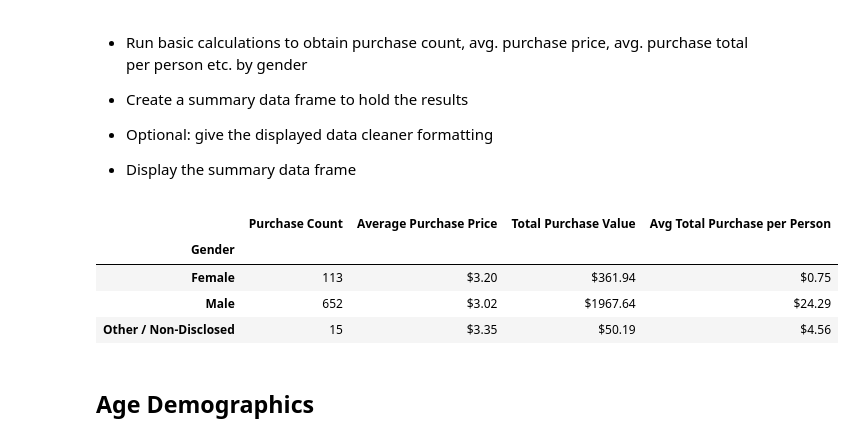
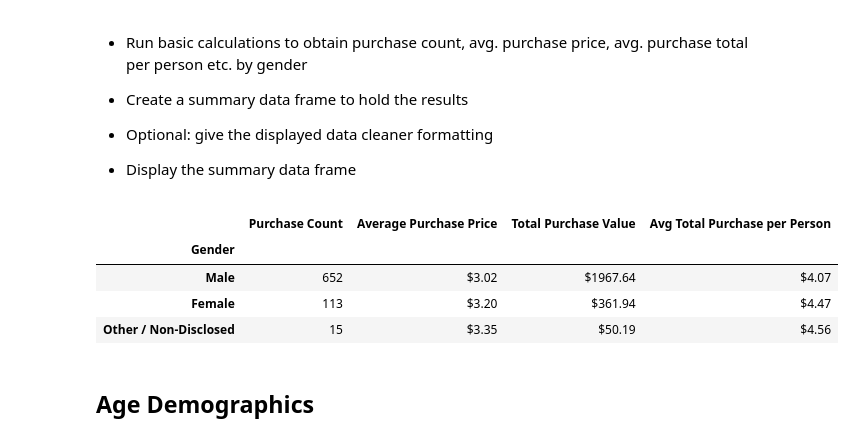
Before and after one commit to kellyf22/pandas-challenge, a Jupyter notebook: HeroesOfPymoli/HeroesOfPymoli.ipynb, the cells around one changed output. Drawn from its saved outputs; the diff is of its cells as text; code cells hidden in the pictures.

```diff
--- a/HeroesOfPymoli/HeroesOfPymoli.ipynb
+++ b/HeroesOfPymoli/HeroesOfPymoli.ipynb
@@ -100,31 +105,37 @@ gender_demo_df
 
 * Display the summary data frame
 # %%
+#For purchasing analysis by gender, go back to the original dataframe and use groupby() on the gender column.
 gender_df = purchase_data_df.groupby(['Gender'])
-gender_pur_count = pd.DataFrame(purchase_data_df['Gender'].value_counts())
 
+#Find the first three items of interest using count(), mean(), and sum()
+gender_pur_count = gender_df['Purchase ID'].count()
 gender_avg_pr = gender_df['Price'].mean()
 gender_total_value = gender_df['Price'].sum()
 
-purch_df = pd.merge(gender_avg_pr, gender_total_value, on="Gender")
-purch_df = purch_df.rename(columns={"Price_x":"Average Purchase Price","Price_y":"Total Purchase Value"})
-purch_df.insert(0,'Purchase Count', gender_pur_count)
+#Begin to create a summary dataframe by merging two of the above dataframes, then inserting Purchase Count
+gen_purch_df = pd.merge(gender_avg_pr, gender_total_value, on="Gender")
+gen_purch_df = gen_purch_df.rename(columns={"Price_x":"Average Purchase Price","Price_y":"Total Purchase Value"})
+gen_purch_df.insert(0,'Purchase Count', gender_pur_count)
 
-#purch_df = purch_df.sort_values("Total Purchase Value", ascending=False)
+#Sort by Total Purchase Value in descending order to make it match the gender demographics dataframe gender_demo_df,
+#since that will be used to calculate avg purchase per person.
+gen_purch_df = gen_purch_df.sort_values("Total Purchase Value", ascending=False)
 
+#Add a column for average per person and do the calculation
+gen_purch_df['Avg Total Purchase per Person'] = round(gen_purch_df['Total Purchase Value'] / list(gender_demo_df['Count']),2)
 
-purch_df['Avg Total Purchase per Person'] = round(purch_df['Total Purchase Value'] / list(gender_demo_df['Count']),2)
+#Format
+gen_purch_df['Average Purchase Price'] = pd.Series(["${0:.2f}".format(val) for val in gen_purch_df['Average Purchase Price']], index = gen_purch_df.index)
+gen_purch_df['Total Purchase Value'] = pd.Series(["${0:.2f}".format(val) for val in gen_purch_df['Total Purchase Value']], index = gen_purch_df.index)
+gen_purch_df['Avg Total Purchase per Person'] = pd.Series(["${0:.2f}".format(val) for val in gen_purch_df['Avg Total Purchase per Person']], index = gen_purch_df.index)
 
-purch_df['Average Purchase Price'] = pd.Series(["${0:.2f}".format(val) for val in purch_df['Average Purchase Price']], index = purch_df.index)
-purch_df['Total Purchase Value'] = pd.Series(["${0:.2f}".format(val) for val in purch_df['Total Purchase Value']], index = purch_df.index)
-purch_df['Avg Total Purchase per Person'] = pd.Series(["${0:.2f}".format(val) for val in purch_df['Avg Total Purchase per Person']], index = purch_df.index)
-
-purch_df
+gen_purch_df
 # %% [output]
 |  | Purchase Count | Average Purchase Price | Total Purchase Value | Avg Total Purchase per Person |
 | Gender |  |  |  |  |
-| Female | 113 | $3.20 | $361.94 | $0.75 |
-| Male | 652 | $3.02 | $1967.64 | $24.29 |
+| Male | 652 | $3.02 | $1967.64 | $4.07 |
+| Female | 113 | $3.20 | $361.94 | $4.47 |
 | Other / Non-Disclosed | 15 | $3.35 | $50.19 | $4.56 |
 # %% [markdown]
 ## Age Demographics
```
Also changed, not shown: parts of 9 cells of this notebook, 1 other file.
